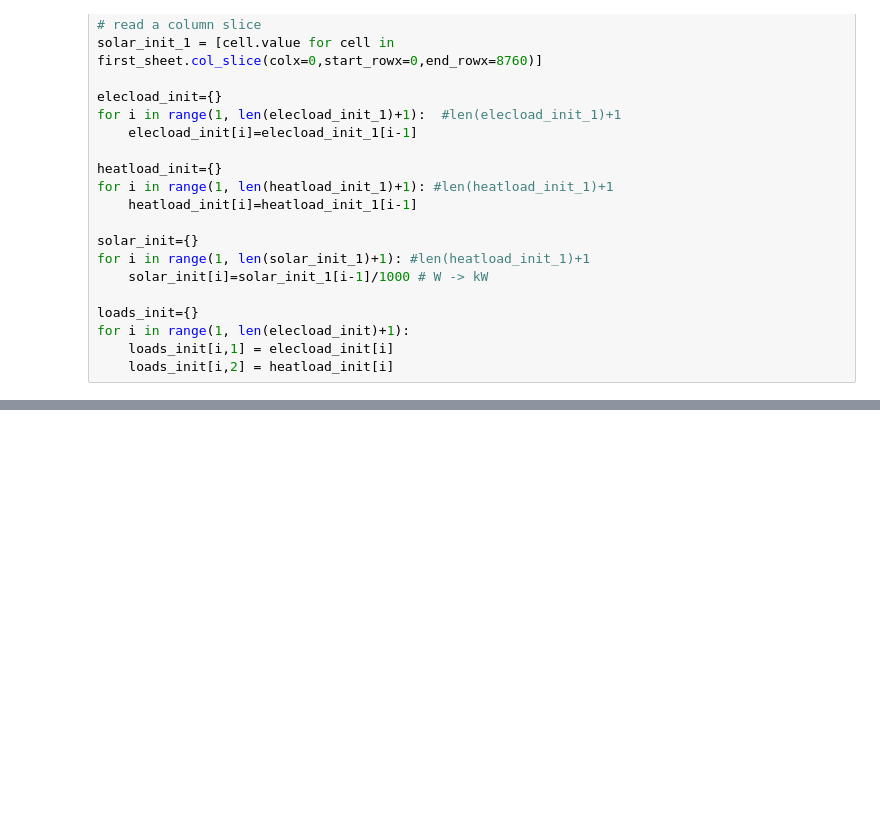
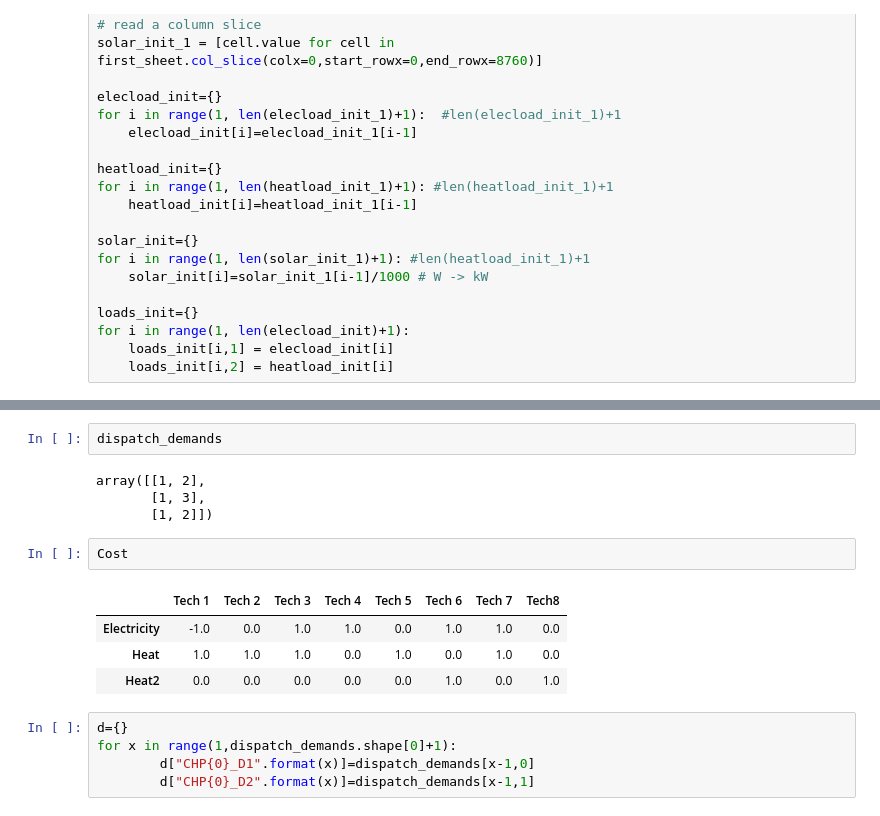
Before and after one commit to gmomo/python-ehub, a Jupyter notebook: Python 3.5 Energy Hub.ipynb, the cells around one changed output, grey strips where cells are left out. Cells and saved outputs as stored; diff of their text form; blank space fills up the shorter version.

```diff
--- a/Python 3.5 Energy Hub.ipynb
+++ b/Python 3.5 Energy Hub.ipynb
@@ -620,0 +481,18 @@ instance = model.create(r'C:\Users\mobo\OneDrive\0PhD\Python-based energy hub\Ge
+# %%
+dispatch_demands
+# %% [output]
+array([[1, 2],
+       [1, 3],
+       [1, 2]])
+# %%
+Cost
+# %% [output]
+|  | Tech 1 | Tech 2 | Tech 3 | Tech 4 | Tech 5 | Tech 6 | Tech 7 | Tech8 |
+| Electricity | -1.0 | 0.0 | 1.0 | 1.0 | 0.0 | 1.0 | 1.0 | 0.0 |
+| Heat | 1.0 | 1.0 | 1.0 | 0.0 | 1.0 | 0.0 | 1.0 | 0.0 |
+| Heat2 | 0.0 | 0.0 | 0.0 | 0.0 | 0.0 | 1.0 | 0.0 | 1.0 |
+# %%
+d={}
+for x in range(1,dispatch_demands.shape[0]+1):
+        d["CHP{0}_D1".format(x)]=dispatch_demands[x-1,0]
+        d["CHP{0}_D2".format(x)]=dispatch_demands[x-1,1]
```
Also changed, not shown: parts of 44 cells of this notebook.
